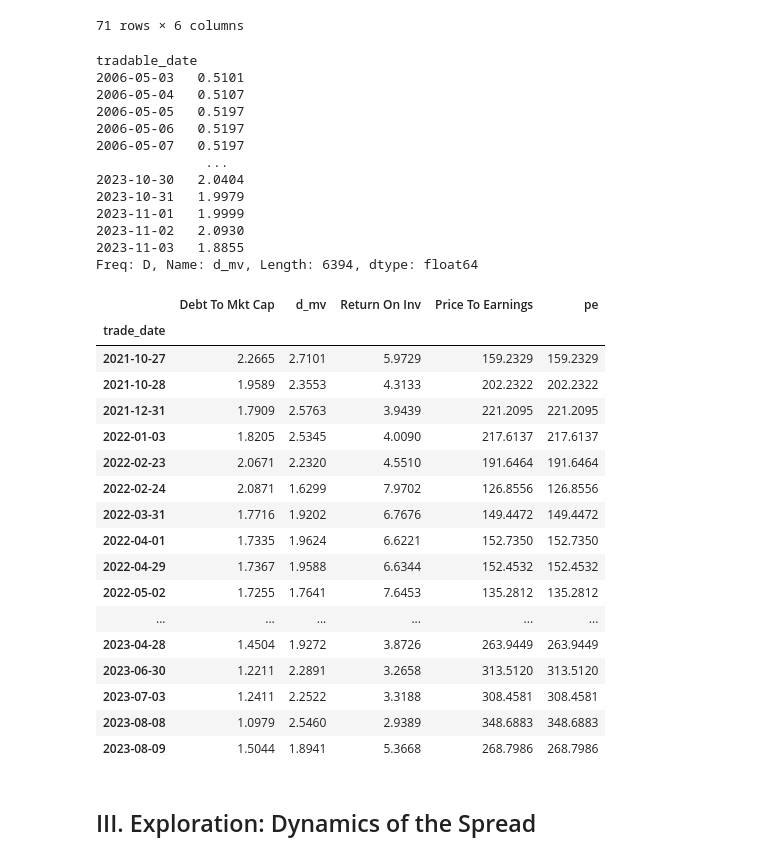
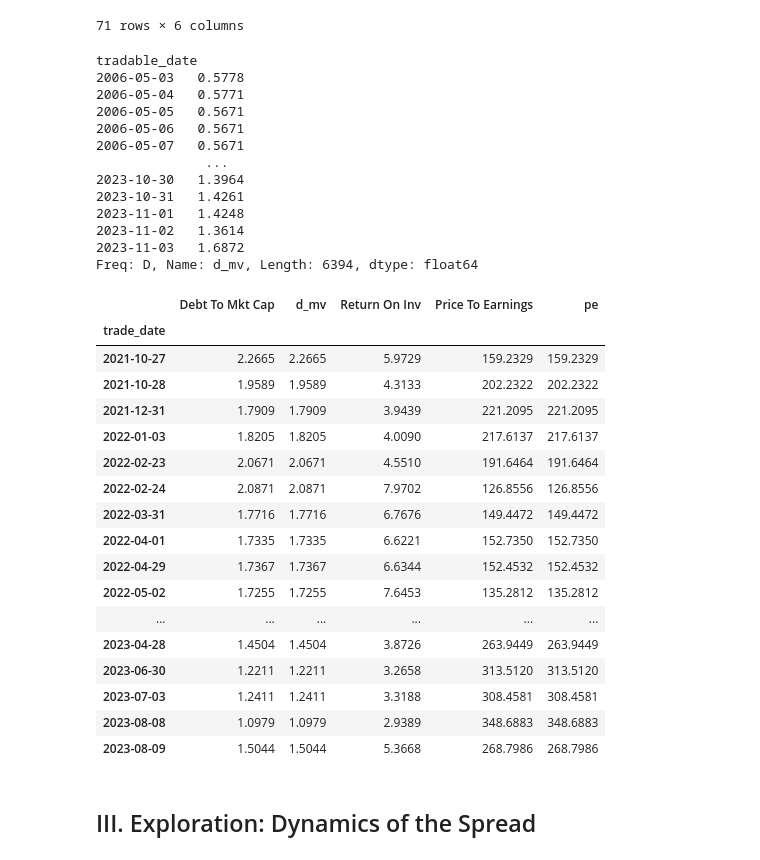
Before and after one commit to MrHumble-Bee/quantitative_trading_strategies, a Jupyter notebook: hw3_financialratioquantiles/hw3_financialratioquantiles.ipynb, the cells around one changed output. Cells and saved outputs as stored; diff of their text form; code cells hidden in the pictures.

```diff
--- a/hw3_financialratioquantiles/hw3_financialratioquantiles.ipynb
+++ b/hw3_financialratioquantiles/hw3_financialratioquantiles.ipynb
@@ -743,7 +791,7 @@ lly = debt_equity_df.xs('LLY', level='m_ticker').reset_index()
 lly['per_end_adj_close'] = price_table.loc[lly['per_end_date'], 'adj_close'].reset_index()['adj_close']
 lly = Processing.extract_expand_ffill(lly.set_index('tradable_date'))
 lly['trade_day_close'] = price_table.loc[lly.index, 'adj_close']
-lly['d_mv'] = lly['tot_debt_tot_equity'] * (lly['trade_day_close'] / lly['per_end_adj_close'])
+lly['d_mv'] = lly['tot_debt_tot_equity'] * (lly['per_end_adj_close'] / lly['trade_day_close'])
 lly.index.name = 'tradable_date'
 lly
 # %% [output]
@@ -1021,49 +1069,50 @@ de_series = lly['d_mv']
 de_series
 # %% [output]
 tradable_date
-2006-05-03   0.5101
-2006-05-04   0.5107
-2006-05-05   0.5197
-2006-05-06   0.5197
-2006-05-07   0.5197
+2006-05-03   0.5778
+2006-05-04   0.5771
+2006-05-05   0.5671
+2006-05-06   0.5671
+2006-05-07   0.5671
               ...
-2023-10-30   2.0404
-2023-10-31   1.9979
-2023-11-01   1.9999
-2023-11-02   2.0930
-2023-11-03   1.8855
+2023-10-30   1.3964
+2023-10-31   1.4261
+2023-11-01   1.4248
+2023-11-02   1.3614
+2023-11-03   1.6872
 Freq: D, Name: d_mv, Length: 6394, dtype: float64
 # %%
 test_df = eps_series[['pe']].merge(
     ratio_validation_df,
     how='right',
     left_index=True, right_index=True
 ).merge(de_series,
     how='left',
     left_index=True, right_index=True
 )
 test_df = test_df[['Debt To Mkt Cap', 'd_mv', 'Return On Inv', 'Price To Earnings', 'pe']]
 display(test_df)
 assert np.allclose(test_df['pe'], test_df['Price To Earnings'])
+assert np.allclose(test_df['d_mv'], test_df['Debt To Mkt Cap'])
 # %% [output]
 |  | Debt To Mkt Cap | d_mv | Return On Inv | Price To Earnings | pe |
 | trade_date |  |  |  |  |  |
-| 2021-10-27 | 2.2665 | 2.7101 | 5.9729 | 159.2329 | 159.2329 |
-| 2021-10-28 | 1.9589 | 2.3553 | 4.3133 | 202.2322 | 202.2322 |
-| 2021-12-31 | 1.7909 | 2.5763 | 3.9439 | 221.2095 | 221.2095 |
-| 2022-01-03 | 1.8205 | 2.5345 | 4.0090 | 217.6137 | 217.6137 |
-| 2022-02-23 | 2.0671 | 2.2320 | 4.5510 | 191.6464 | 191.6464 |
-| 2022-02-24 | 2.0871 | 1.6299 | 7.9702 | 126.8556 | 126.8556 |
-| 2022-03-31 | 1.7716 | 1.9202 | 6.7676 | 149.4472 | 149.4472 |
-| 2022-04-01 | 1.7335 | 1.9624 | 6.6221 | 152.7350 | 152.7350 |
-| 2022-04-29 | 1.7367 | 1.9588 | 6.6344 | 152.4532 | 152.4532 |
-| 2022-05-02 | 1.7255 | 1.7641 | 7.6453 | 135.2812 | 135.2812 |
+| 2021-10-27 | 2.2665 | 2.2665 | 5.9729 | 159.2329 | 159.2329 |
+| 2021-10-28 | 1.9589 | 1.9589 | 4.3133 | 202.2322 | 202.2322 |
+| 2021-12-31 | 1.7909 | 1.7909 | 3.9439 | 221.2095 | 221.2095 |
+| 2022-01-03 | 1.8205 | 1.8205 | 4.0090 | 217.6137 | 217.6137 |
+| 2022-02-23 | 2.0671 | 2.0671 | 4.5510 | 191.6464 | 191.6464 |
+| 2022-02-24 | 2.0871 | 2.0871 | 7.9702 | 126.8556 | 126.8556 |
+| 2022-03-31 | 1.7716 | 1.7716 | 6.7676 | 149.4472 | 149.4472 |
+| 2022-04-01 | 1.7335 | 1.7335 | 6.6221 | 152.7350 | 152.7350 |
+| 2022-04-29 | 1.7367 | 1.7367 | 6.6344 | 152.4532 | 152.4532 |
+| 2022-05-02 | 1.7255 | 1.7255 | 7.6453 | 135.2812 | 135.2812 |
 | ... | ... | ... | ... | ... | ... |
-| 2023-04-28 | 1.4504 | 1.9272 | 3.8726 | 263.9449 | 263.9449 |
-| 2023-06-30 | 1.2211 | 2.2891 | 3.2658 | 313.5120 | 313.5120 |
-| 2023-07-03 | 1.2411 | 2.2522 | 3.3188 | 308.4581 | 308.4581 |
-| 2023-08-08 | 1.0979 | 2.5460 | 2.9389 | 348.6883 | 348.6883 |
-| 2023-08-09 | 1.5044 | 1.8941 | 5.3668 | 268.7986 | 268.7986 |
+| 2023-04-28 | 1.4504 | 1.4504 | 3.8726 | 263.9449 | 263.9449 |
+| 2023-06-30 | 1.2211 | 1.2211 | 3.2658 | 313.5120 | 313.5120 |
+| 2023-07-03 | 1.2411 | 1.2411 | 3.3188 | 308.4581 | 308.4581 |
+| 2023-08-08 | 1.0979 | 1.0979 | 2.9389 | 348.6883 | 348.6883 |
+| 2023-08-09 | 1.5044 | 1.5044 | 5.3668 | 268.7986 | 268.7986 |
 # %% [markdown]
 ## III. Exploration: Dynamics of the Spread
 # %% [markdown]
```
Also changed, not shown: parts of 1 cell of this notebook.
